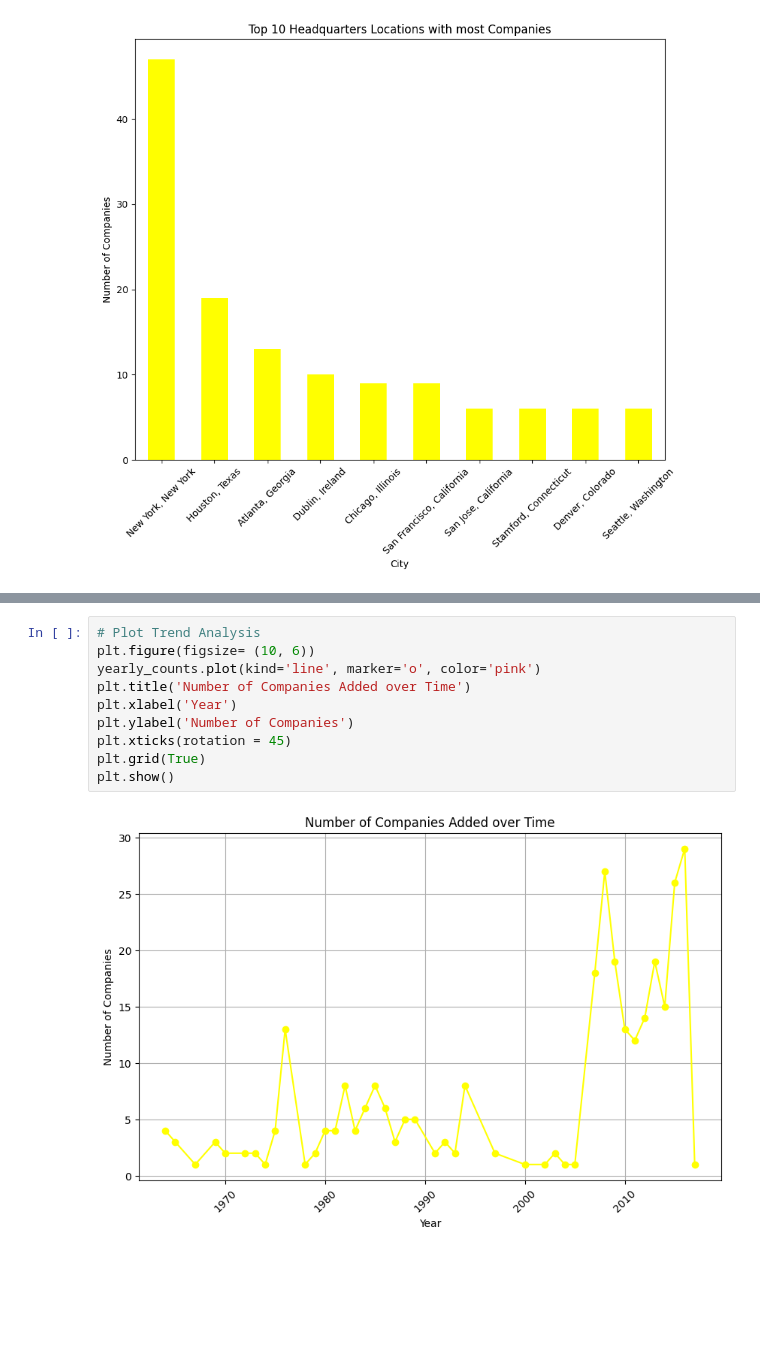
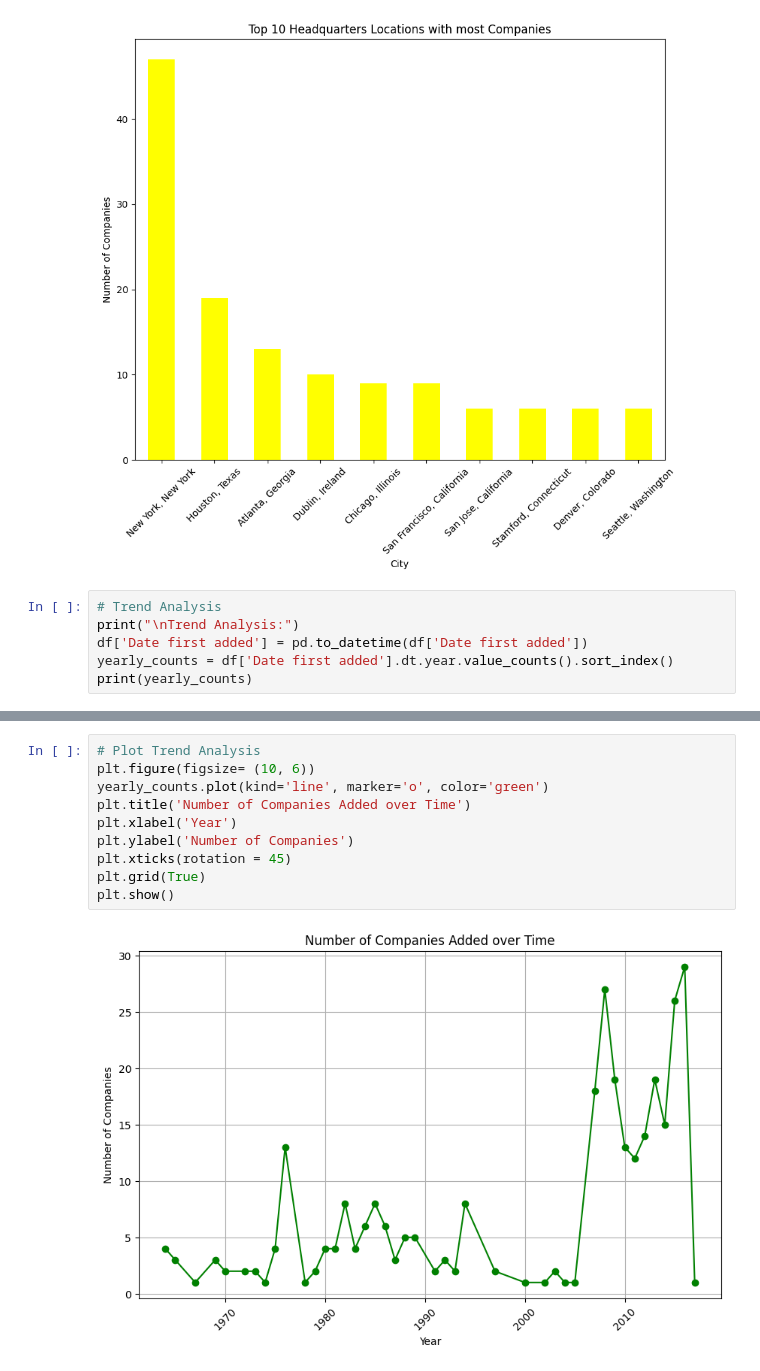
Before and after one commit to mn22abk/DSProjectHamza2024, a Jupyter notebook: DSPHamzafile2.ipynb, the cells around one changed output, grey strips where cells are left out. Drawn from its saved outputs; the diff is of its cells as text; blank space fills up the shorter version.

```diff
--- a/DSPHamzafile2.ipynb
+++ b/DSPHamzafile2.ipynb
@@ -104,3 +104,9 @@ plt.xticks(rotation = 45)
 plt.show()
 # %% [output]
 [figure]
+# %%
+# Trend Analysis
+print("\nTrend Analysis:")
+df['Date first added'] = pd.to_datetime(df['Date first added'])
+yearly_counts = df['Date first added'].dt.year.value_counts().sort_index()
+print(yearly_counts)
@@ -107,12 +131,12 @@ plt.show()
 # %%
 # Plot Trend Analysis
 plt.figure(figsize= (10, 6))
-yearly_counts.plot(kind='line', marker='o', color='pink')
+yearly_counts.plot(kind='line', marker='o', color='green')
 plt.title('Number of Companies Added over Time')
 plt.xlabel('Year')
 plt.ylabel('Number of Companies')
 plt.xticks(rotation = 45)
 plt.grid(True)
 plt.show()
 # %% [output]
-[figure, old version]
+[figure, new version]
```
Also changed, not shown: parts of 3 cells of this notebook.
